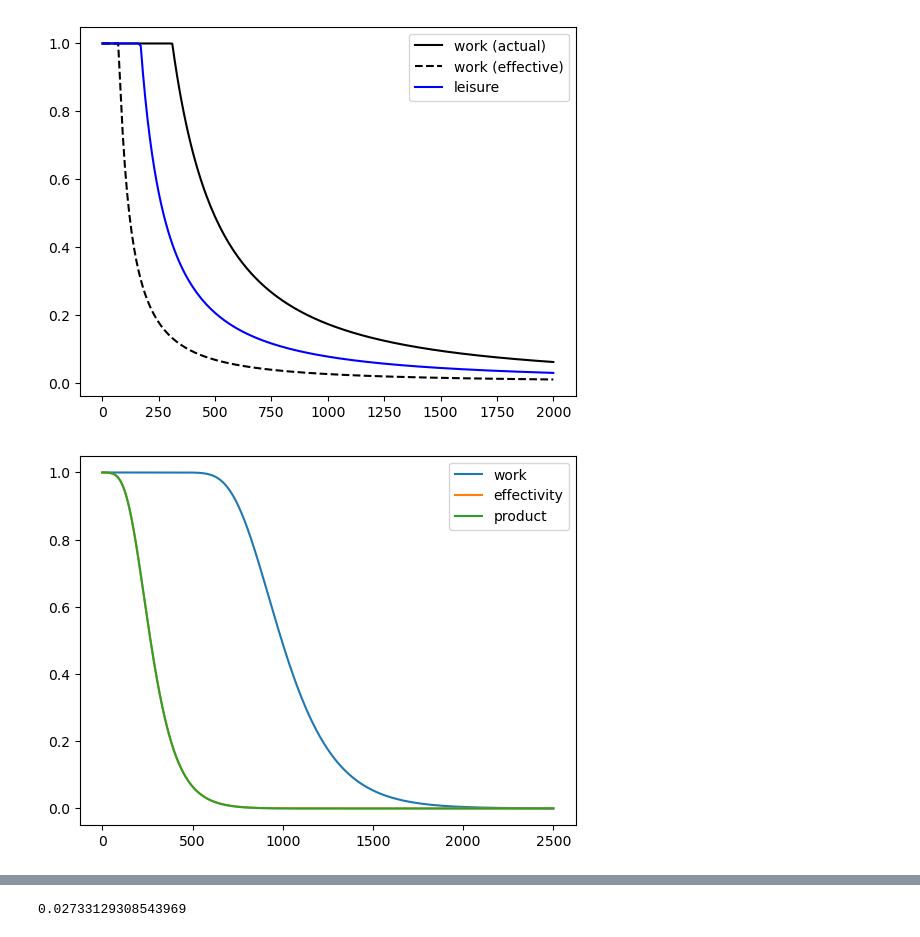
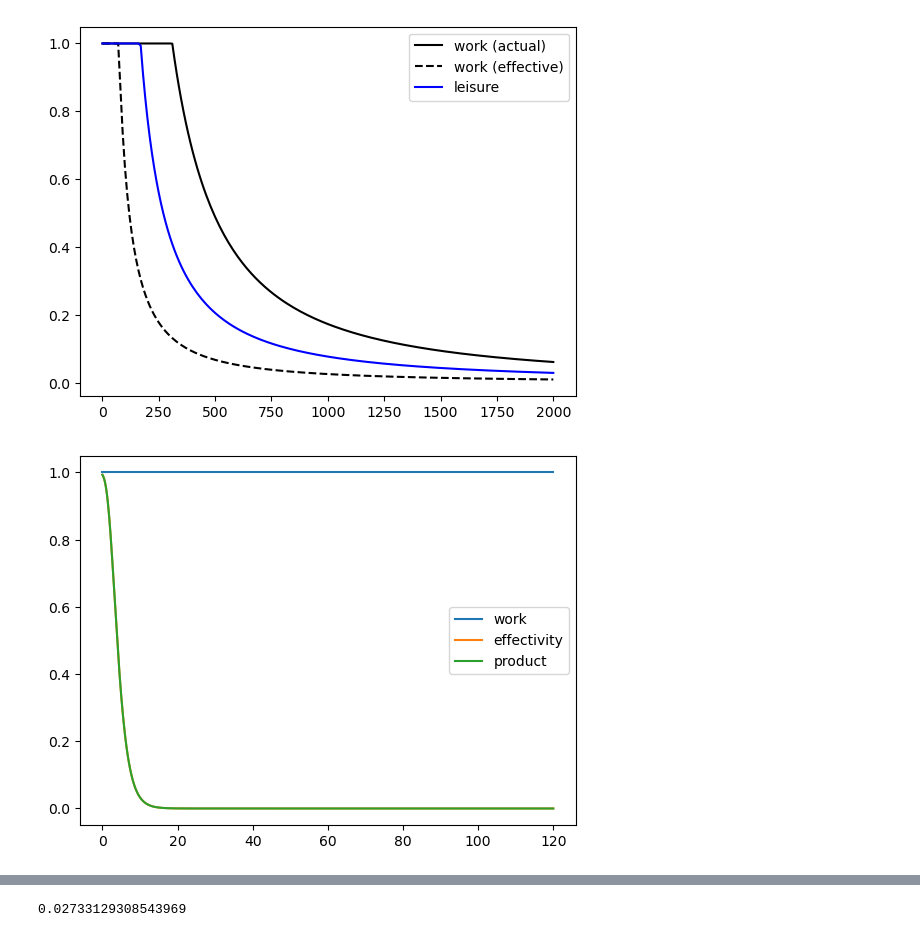
Before and after one commit to twallema/pyIEEM, a Jupyter notebook: notebooks/scratch-SIR-recurrent-mobility.ipynb, the cells around one changed output, grey strips where cells are left out. Cells and saved outputs as stored; diff of their text form; code cells hidden in the pictures.

```diff
--- a/notebooks/scratch-SIR-recurrent-mobility.ipynb
+++ b/notebooks/scratch-SIR-recurrent-mobility.ipynb
@@ -54,23 +50,23 @@ plt.close()
 # %%
 # parameters
 ypsilon_work = 100
 phi_work = 0.005
 
-ypsilon_eff = 10
-phi_eff = 0.01
+ypsilon_eff = 5
+phi_eff = 0.5
 # model
-x = np.linspace(0,2500,1001)
+x = np.linspace(0,120,1000)
 y_work = (1-np.exp(-ypsilon_work*np.exp(-phi_work*x)))
 y_eff = 1-np.exp(-ypsilon_eff*np.exp(-phi_eff*x))
 
 # visualize
 fig,ax=plt.subplots()
 ax.plot(x, y_work, label='work')
 ax.plot(x, y_eff, label='effectivity')
 ax.plot(x, y_work*y_eff, label='product')
 ax.legend()
 plt.show()
 plt.close()
 # %% [output]
-[figure, old version]
+[figure, new version]
 # %%
```
Also changed, not shown: parts of 3 cells of this notebook.
